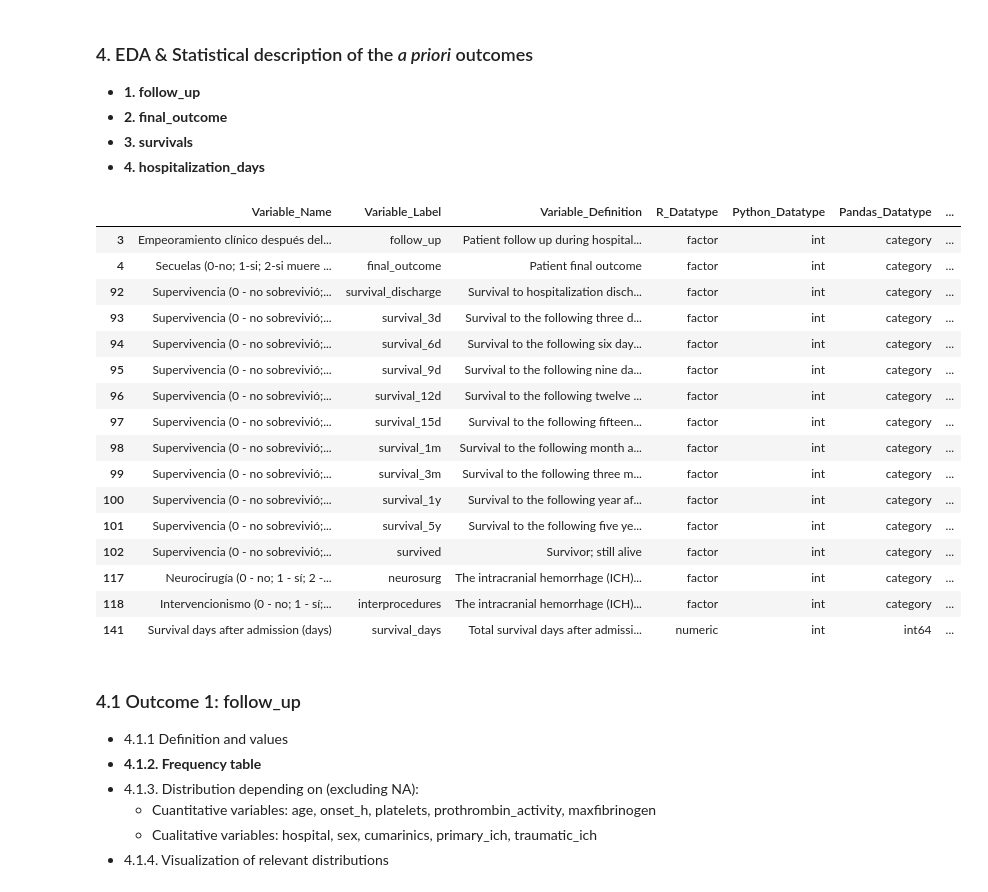
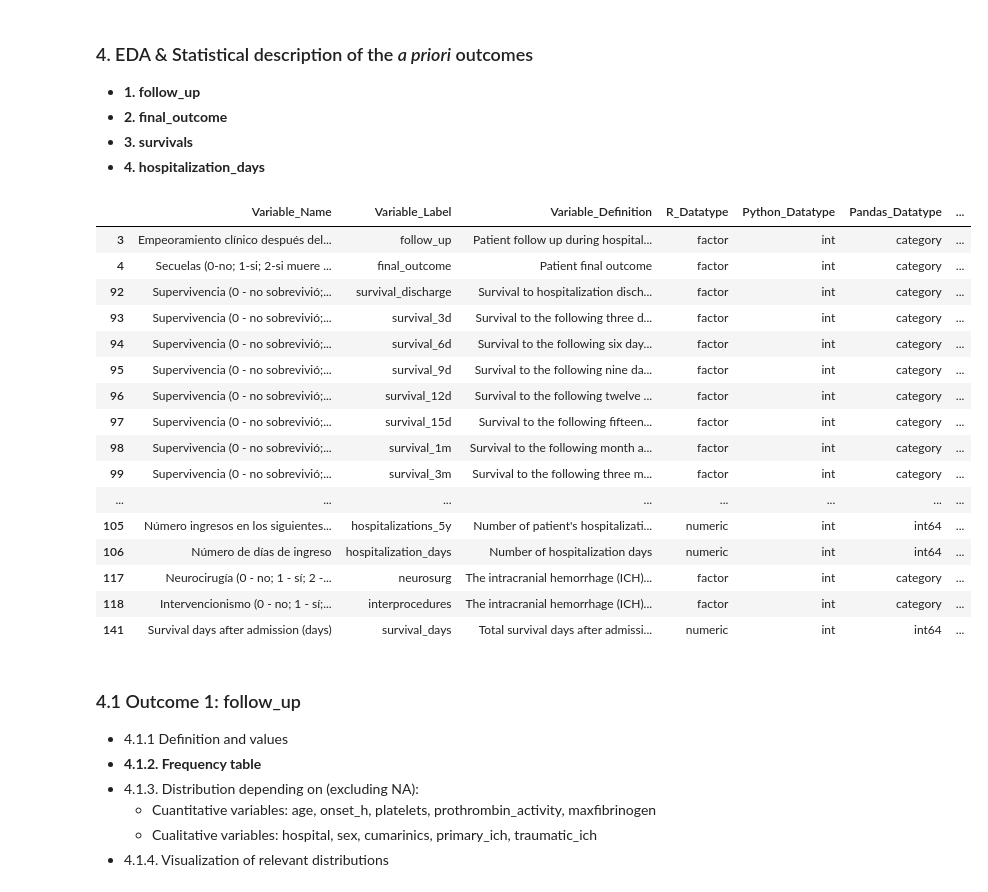
Before and after one commit to Pablomfm/Intracranial_Hemorrhages, a Jupyter notebook: 4.1 EDA & Descriptive Statistics of Outcomes.ipynb, the cells around one changed output. Drawn from its saved outputs; the diff is of its cells as text; code cells hidden in the pictures.

```diff
--- a/4.1 EDA & Descriptive Statistics of Outcomes.ipynb
+++ b/4.1 EDA & Descriptive Statistics of Outcomes.ipynb
@@ -130,22 +130,22 @@ survival_days -----------------> int64 -------> Outcome
 - **3. survivals**
 - **4. hospitalization_days**
 # %%
-df_metadata[df_metadata['Type_of_Variable'] == 'Outcome']
+df_metadata[df_metadata['Type_of_Variable'].str.contains('Outcome')]
 # %% [output]
 |  | Variable_Name | Variable_Label | Variable_Definition | R_Datatype | Python_Datatype | Pandas_Datatype | ... |
 | 3 | Empeoramiento clínico después del... | follow_up | Patient follow up during hospital... | factor | int | category | ... |
 | 4 | Secuelas (0-no; 1-si; 2-si muere ... | final_outcome | Patient final outcome | factor | int | category | ... |
 | 92 | Supervivencia (0 - no sobrevivió;... | survival_discharge | Survival to hospitalization disch... | factor | int | category | ... |
 | 93 | Supervivencia (0 - no sobrevivió;... | survival_3d | Survival to the following three d... | factor | int | category | ... |
 | 94 | Supervivencia (0 - no sobrevivió;... | survival_6d | Survival to the following six day... | factor | int | category | ... |
 | 95 | Supervivencia (0 - no sobrevivió;... | survival_9d | Survival to the following nine da... | factor | int | category | ... |
 | 96 | Supervivencia (0 - no sobrevivió;... | survival_12d | Survival to the following twelve ... | factor | int | category | ... |
 | 97 | Supervivencia (0 - no sobrevivió;... | survival_15d | Survival to the following fifteen... | factor | int | category | ... |
 | 98 | Supervivencia (0 - no sobrevivió;... | survival_1m | Survival to the following month a... | factor | int | category | ... |
 | 99 | Supervivencia (0 - no sobrevivió;... | survival_3m | Survival to the following three m... | factor | int | category | ... |
-| 100 | Supervivencia (0 - no sobrevivió;... | survival_1y | Survival to the following year af... | factor | int | category | ... |
-| 101 | Supervivencia (0 - no sobrevivió;... | survival_5y | Survival to the following five ye... | factor | int | category | ... |
-| 102 | Supervivencia (0 - no sobrevivió;... | survived | Survivor; still alive | factor | int | category | ... |
+| ... | ... | ... | ... | ... | ... | ... | ... |
+| 105 | Número ingresos en los siguientes... | hospitalizations_5y | Number of patient's hospitalizati... | numeric | int | int64 | ... |
+| 106 | Número de días de ingreso | hospitalization_days | Number of hospitalization days | numeric | int | int64 | ... |
 | 117 | Neurocirugía (0 - no; 1 - sí; 2 -... | neurosurg | The intracranial hemorrhage (ICH)... | factor | int | category | ... |
 | 118 | Intervencionismo (0 - no; 1 - sí;... | interprocedures | The intracranial hemorrhage (ICH)... | factor | int | category | ... |
 | 141 | Survival days after admission (days) | survival_days | Total survival days after admissi... | numeric | int | int64 | ... |
```
Also changed, not shown: parts of 5 cells of this notebook, 13 other files.
